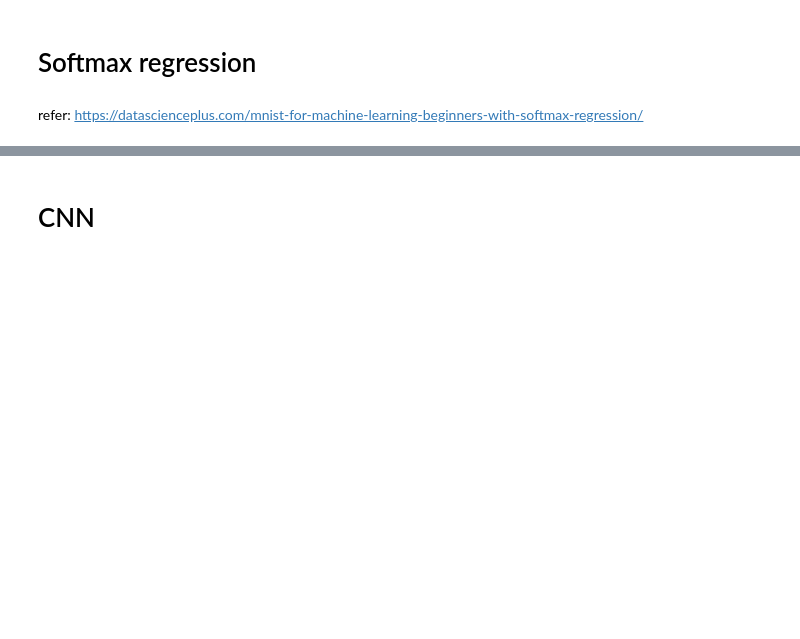
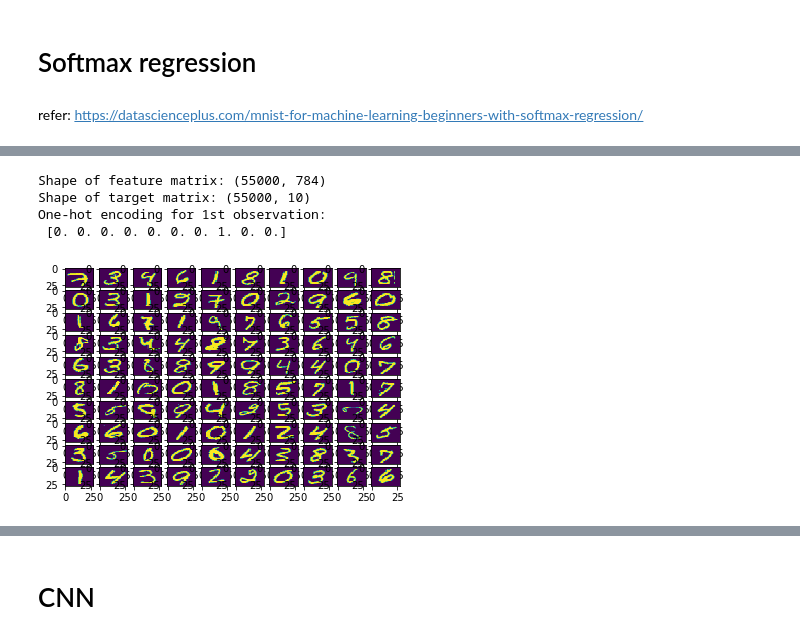
Before and after one commit to kingcheng12/MINST_analysis, a Jupyter notebook: development.ipynb, the cells around one changed output, grey strips where cells are left out. Saved outputs shown, nothing was run; the diff lists cells and outputs as text; code cells hidden in the pictures; blank space fills up the shorter version.

```diff
--- a/development.ipynb
+++ b/development.ipynb
@@ -58,3 +36,0 @@ sess.run(init)
-# %%
-for i in range(epochs+1):
-  sess.run(train_step, feed_dict={x: x_train, y_: y_train})
@@ -71,0 +37,3 @@ ValueError: Cannot evaluate tensor using `eval()`: No default session is registe
+# %%
+from tensorflow.examples.tutorials.mnist import input_data
+mnist = input_data.read_data_sets("MNIST_data/", one_hot=True)
@@ -71,0 +58,19 @@ ValueError: Cannot evaluate tensor using `eval()`: No default session is registe
+# %%
+print("Shape of feature matrix:", mnist.train.images.shape)
+print("Shape of target matrix:", mnist.train.labels.shape)
+print("One-hot encoding for 1st observation:\n", mnist.train.labels[0])
+
+# visualize data by plotting images
+fig,ax = plt.subplots(10,10)
+k = 0
+for i in range(10):
+    for j in range(10):
+        ax[i][j].imshow(mnist.train.images[k].reshape(28,28), aspect='auto')
+        k += 1
+plt.show()
+# %% [output]
+Shape of feature matrix: (55000, 784)
+Shape of target matrix: (55000, 10)
+One-hot encoding for 1st observation:
+ [0. 0. 0. 0. 0. 0. 0. 1. 0. 0.]
+[figure, added]
```
Also changed, not shown: parts of 20 cells of this notebook.
